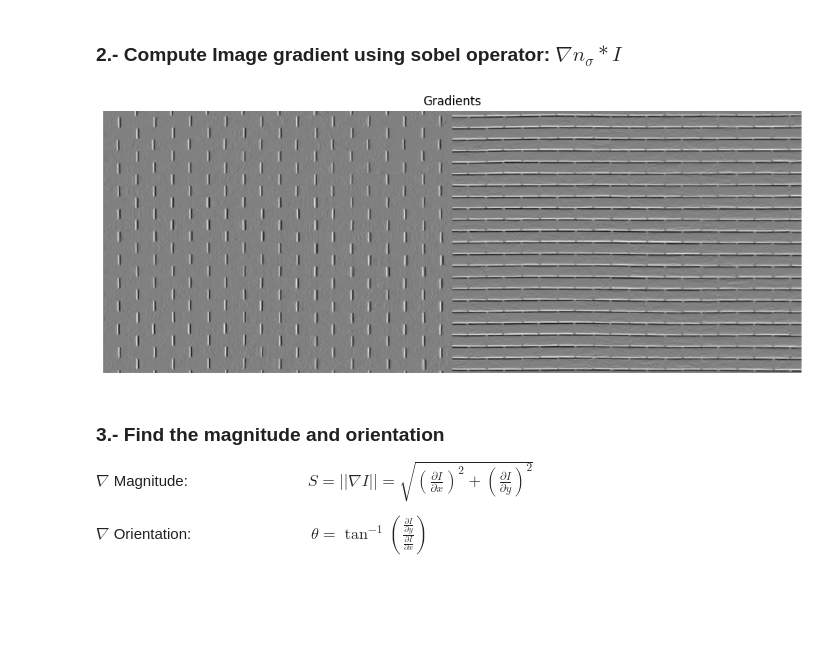
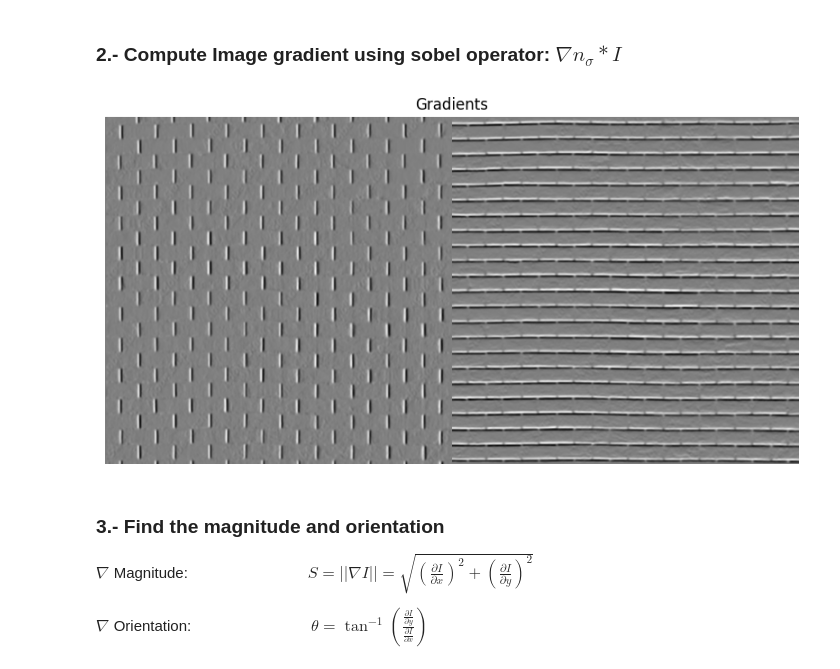
Before and after one commit to GeraGzGm/My_Courses, a Jupyter notebook: Fisrt Principles of Computer Vision/Features and Boundaries/Edge Detection Canny/CannyEdgeDetector.ipynb, the cells around one changed output. Saved outputs shown, nothing was run; the diff lists cells and outputs as text; code cells hidden in the pictures; blank space fills up the shorter version.

```diff
--- a/Fisrt Principles of Computer Vision/Features and Boundaries/Edge Detection Canny/CannyEdgeDetector.ipynb
+++ b/Fisrt Principles of Computer Vision/Features and Boundaries/Edge Detection Canny/CannyEdgeDetector.ipynb
@@ -23,7 +23,7 @@ def plot_img(img, title):
     plt.show()
 # %%
 img_color = cv2.imread(dir_path+im_name) #Read image in grey scale
-img_color = cv2.resize(img_color, (800,600), interpolation = cv2.INTER_CUBIC)
+img_color = cv2.resize(img_color, (500,500), interpolation = cv2.INTER_CUBIC)
 img = cv2.cvtColor(img_color,cv2.COLOR_BGR2GRAY)
 plot_img(img, "Gray Image")
 # %% [output]
@@ -61,20 +61,19 @@ blurred = Gaussian_filter(img,size = 11,sigma = 5)
 # %% [markdown]
 ### 2.- Compute Image gradient using sobel operator: $\nabla n_{\sigma} \ast I$
 # %%
-sobel_3x3_x = np.array([[-1,0,1],[-2,0,2],[-1,0,1]])
-sobel_3x3_y = np.array([[1,2,1],[0,0,0],[-1,-2,-1]])
+#sobel_3x3_x = np.array([[-1,0,1],[-2,0,2],[-1,0,1]])
+#sobel_3x3_y = np.array([[1,2,1],[0,0,0],[-1,-2,-1]])
+
+#X_der = cv2.filter2D(blurred, -1, sobel_3x3_x, borderType=cv2.BORDER_CONSTANT)
+#Y_der = cv2.filter2D(blurred, -1, sobel_3x3_y, borderType=cv2.BORDER_CONSTANT)
 
 
-X_der = cv2.filter2D(blurred, -1, sobel_3x3_x, borderType=cv2.BORDER_CONSTANT)
-Y_der = cv2.filter2D(blurred, -1, sobel_3x3_y, borderType=cv2.BORDER_CONSTANT)
-
-
-X_der = cv2.Sobel(src=img, ddepth=cv2.CV_64F, dx=1, dy=0, ksize=5)
-Y_der = cv2.Sobel(src=img, ddepth=cv2.CV_64F, dx=0, dy=1, ksize=5)
+X_der = cv2.Sobel(src=img, ddepth=cv2.CV_64F, dx=1, dy=0, ksize=7)
+Y_der = cv2.Sobel(src=img, ddepth=cv2.CV_64F, dx=0, dy=1, ksize=7)
 
 plot_img(np.concatenate((X_der,Y_der),axis = 1),"Gradients")
 # %% [output]
-[figure, old version]
+[figure, new version]
 # %% [markdown]
 ### 3.- Find the magnitude and orientation
 $\nabla$ Magnitude: $\hspace{3cm} S = ||\nabla I|| = \sqrt{\left(\frac{\partial I}{\partial x} \right)^2 + \left(\frac{\partial I}{\partial y} \right)^2} $
```
Also changed, not shown: parts of 6 cells of this notebook, 4 other files.
